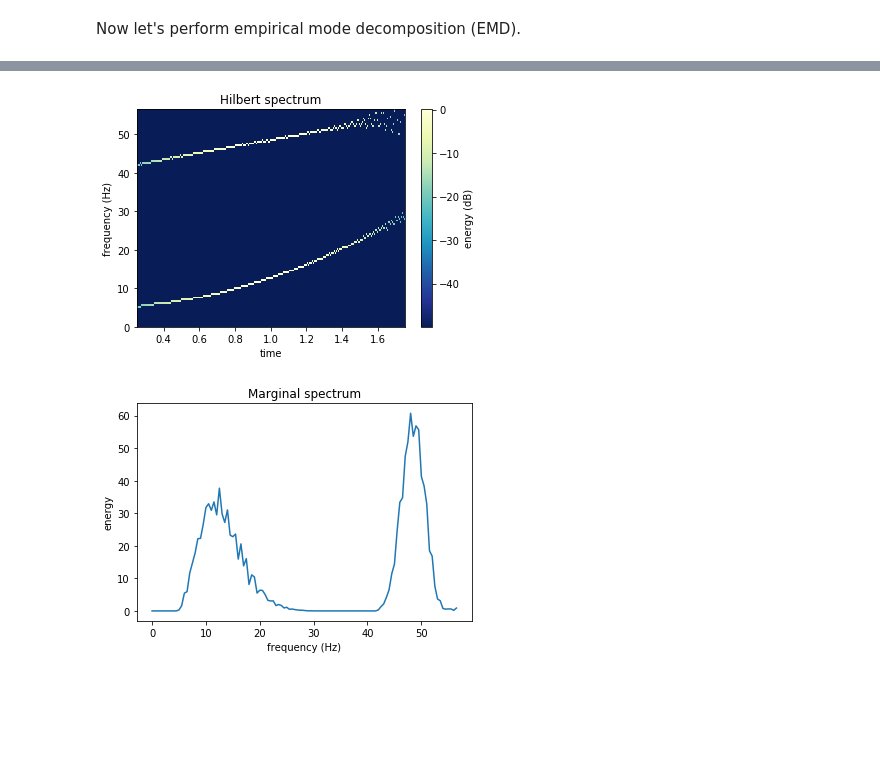
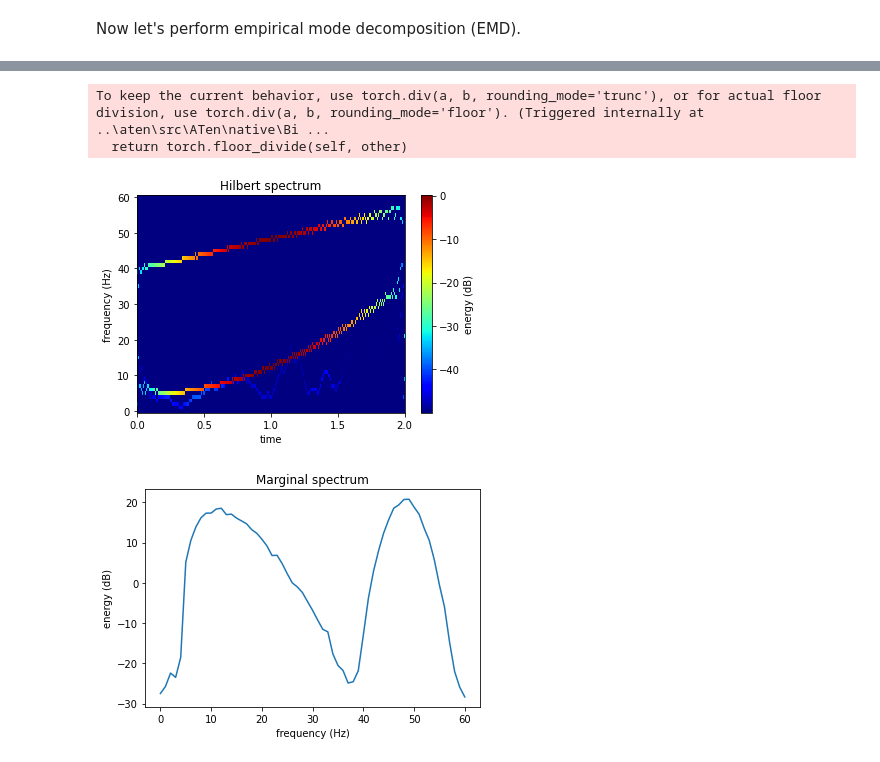
Before and after one commit to chendaichao/Hilbert-Huang-transform, a Jupyter notebook: demo.ipynb, the cells around one changed output, grey strips where cells are left out. Cells and saved outputs as stored; diff of their text form; code cells hidden in the pictures; blank space fills up the shorter version.

```diff
--- a/demo.ipynb
+++ b/demo.ipynb
@@ -33,6 +34,11 @@ From the above illustration we can see than the two modulated chirps are success
-# %%
-spectrum, t, f = hilbert_spectrum(imfs_env, imfs_freq, delta_t, time_range = (0.25, 1.75))
-# %% [output]
-[figure, removed]
-[figure, removed]
+# %%
+spectrum, t, f = hht.hilbert_spectrum(imfs_env, imfs_freq, fs, freq_lim = (0, 60), time_scale=1, freq_res = 1)
+visualization.plot_HilbertSpectrum(spectrum, t, f,
+                                    save_spectrum="img/Hilbert_spectrum.png",
+                                    save_marginal="img/Hilbert_marginal.png")
+# %% [output]
+To keep the current behavior, use torch.div(a, b, rounding_mode='trunc'), or for actual floor division, use torch.div(a, b, rounding_mode='floor'). (Triggered internally at  ..\aten\src\ATen\native\Bi ...
+  return torch.floor_divide(self, other)
+[figure, added]
+[figure, added]
 # %% [markdown]
```
Also changed, not shown: parts of 9 cells of this notebook, 1 other file.
